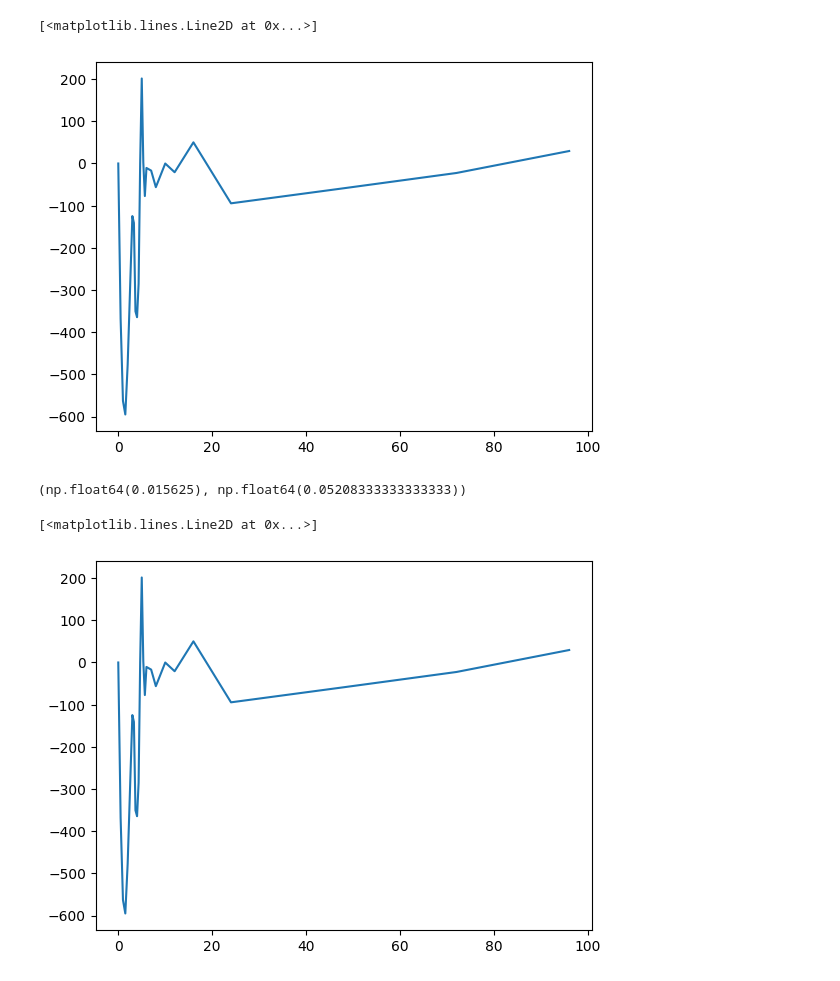
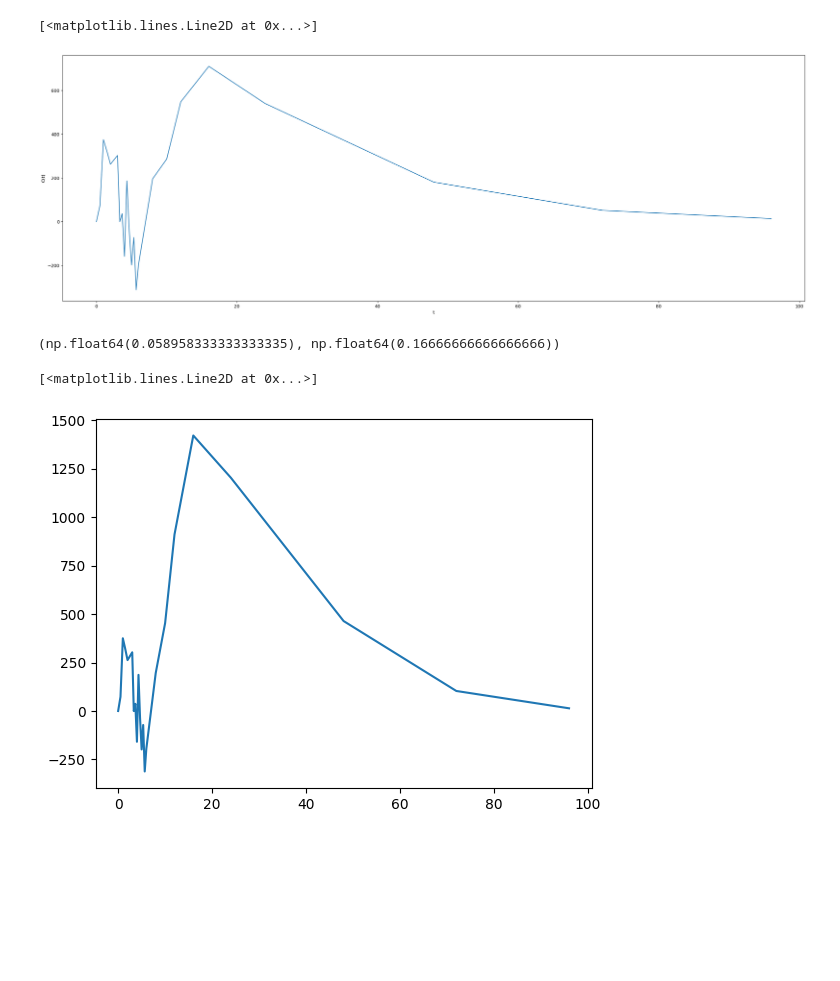
Before and after one commit to LumbaBalumba/yes-science, a Jupyter notebook: modelling.ipynb, the cells around one changed output. Drawn from its saved outputs; the diff is of its cells as text; code cells hidden in the pictures; blank space fills up the shorter version.

```diff
--- a/modelling.ipynb
+++ b/modelling.ipynb
@@ -13,7 +13,7 @@ import scipy.stats as stats
 import warnings
 warnings.filterwarnings('ignore')
 # %%
-t, X = samples[50]
+t, X = samples[0]
 # %%
 plt.plot(t, X)
 # %% [output]
@@ -22,7 +22,10 @@ plt.plot(t, X)
 # %%
-model1 = EPBFTPK(tau_estimation_method='peak', l=140.25, n_models=10, clipped=True)
+model1 = EPBFTPK(tau_estimation_method='minmax', l=1, n_models=1, clipped=False)
 model1.fit(t, X)
 X_sample = model1.sample(t)
+plt.figure(figsize=(30, 10))
+plt.xlabel('t')
+plt.ylabel('C(t)')
 plt.plot(t, X)
 plt.plot(t, X_sample)
 # %% [output]
@@ -31,19 +34,22 @@ plt.plot(t, X_sample)
 # %%
 r = X - X_sample
+plt.figure(figsize=(30, 10))
+plt.xlabel('t')
+plt.ylabel('C(t)')
 plt.plot(t, r)
 # %% [output]
 [<matplotlib.lines.Line2D at 0x...>]
-[figure, old version]
+[figure, new version]
 # %%
 model2 = PBFTPK(tau_estimation_method='minmax')
 model2.fit(t, r)
 model2.tau_0, model2.tau
 # %% [output]
-(np.float64(0.015625), np.float64(0.05208333333333333))
+(np.float64(0.058958333333333335), np.float64(0.16666666666666666))
 # %%
 
 r2 = model2.sample(t)
 plt.plot(t, r + r2)
 # %% [output]
 [<matplotlib.lines.Line2D at 0x...>]
-[figure, old version]
+[figure, new version]
```
Also changed, not shown: parts of 2 cells of this notebook, 12 other files.
